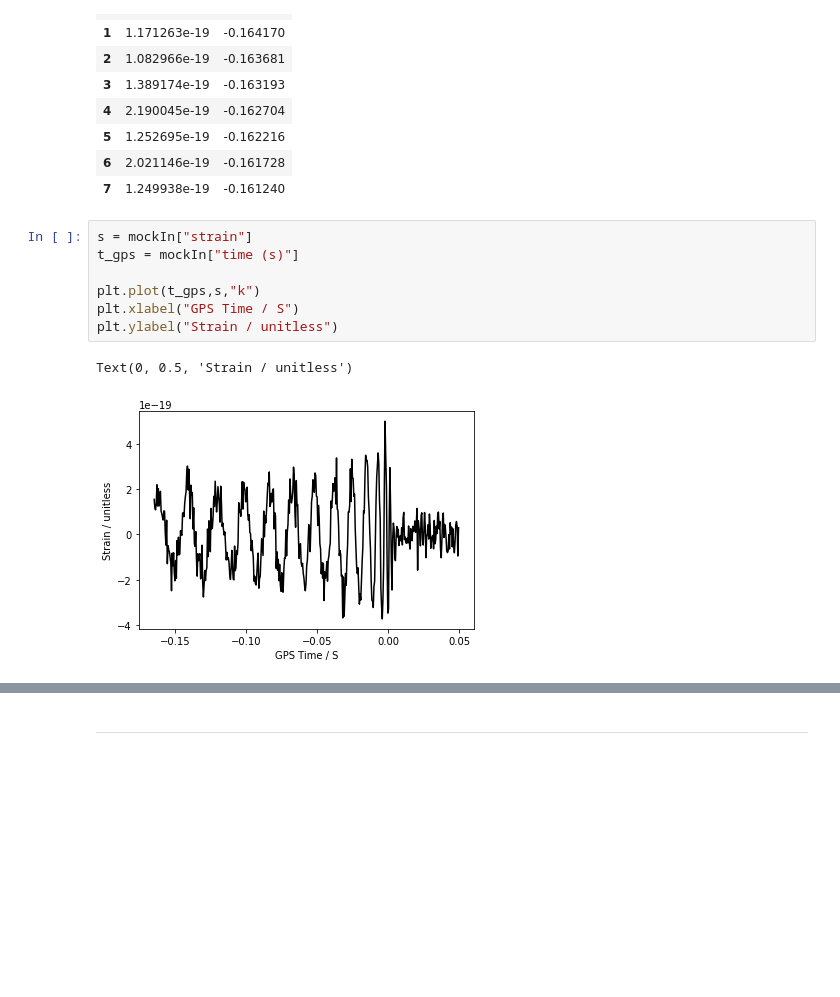
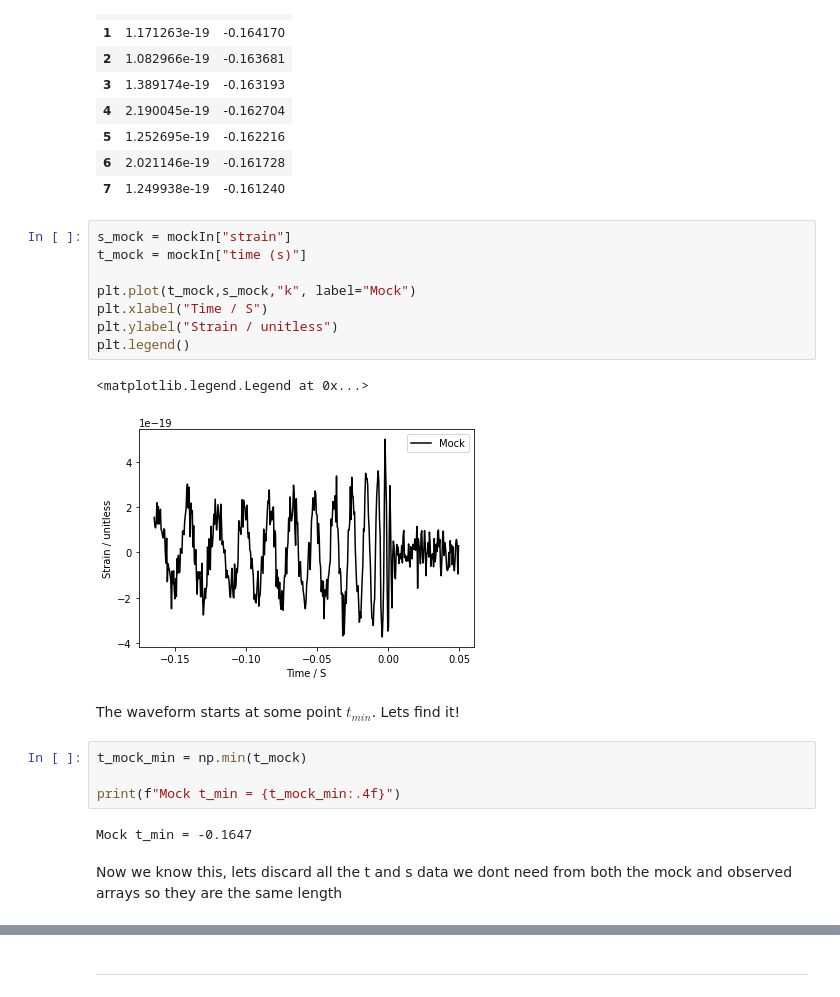
Before and after one commit to Clarke-Jools-36/DataAnalysis22, a Jupyter notebook: CA2_1903779.ipynb, the cells around one changed output, grey strips where cells are left out. Saved outputs shown, nothing was run; the diff lists cells and outputs as text; blank space fills up the shorter version.

```diff
--- a/CA2_1903779.ipynb
+++ b/CA2_1903779.ipynb
@@ -251,12 +254,23 @@ mockIn.head(8)
 | 6 | 2.021146e-19 | -0.161728 |
 | 7 | 1.249938e-19 | -0.161240 |
 # %%
-s = mockIn["strain"]
-t_gps = mockIn["time (s)"]
+s_mock = mockIn["strain"]
+t_mock = mockIn["time (s)"]
 
-plt.plot(t_gps,s,"k")
-plt.xlabel("GPS Time / S")
+plt.plot(t_mock,s_mock,"k", label="Mock")
+plt.xlabel("Time / S")
 plt.ylabel("Strain / unitless")
+plt.legend()
 # %% [output]
-Text(0, 0.5, 'Strain / unitless')
+<matplotlib.legend.Legend at 0x...>
-[figure, old version]
+[figure, new version]
+# %% [markdown]
+The waveform starts at some point $t_{min}$. Lets find it!
+# %%
+t_mock_min = np.min(t_mock)
+
+print(f"Mock t_min = {t_mock_min:.4f}")
+# %% [output]
+Mock t_min = -0.1647
+# %% [markdown]
+Now we know this, lets discard all the t and s data we dont need from both the mock and observed arrays so they are the same length
```
Also changed, not shown: parts of 29 cells of this notebook.
